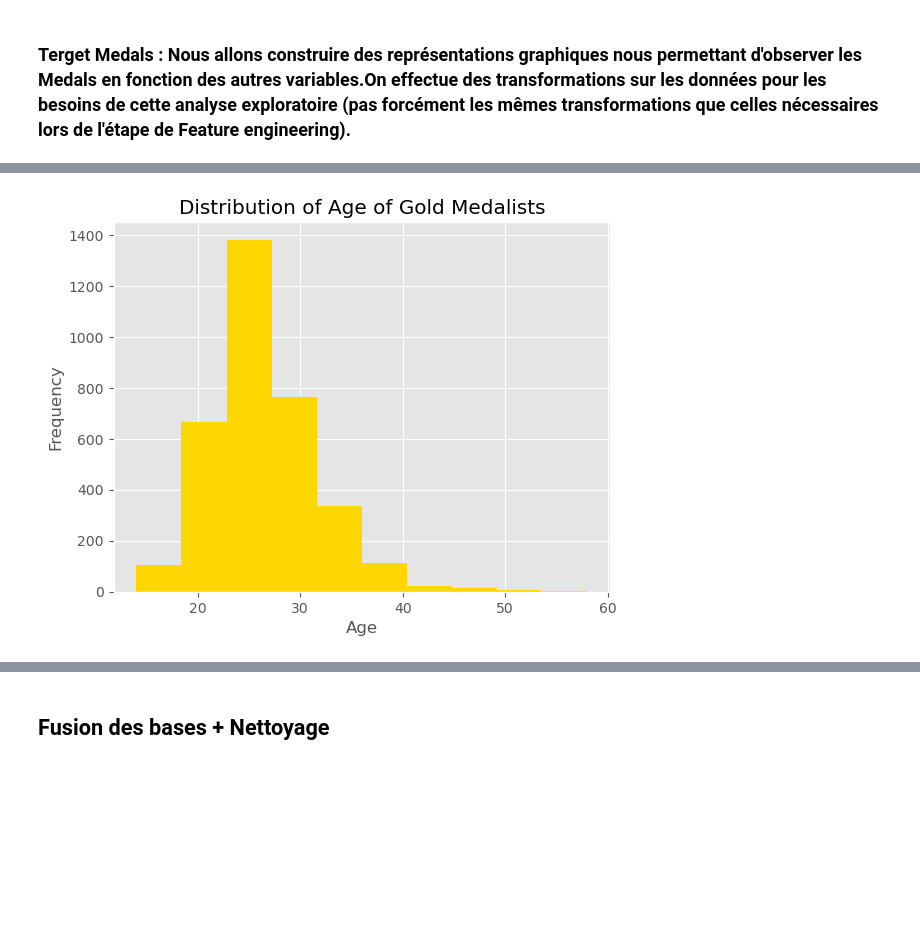
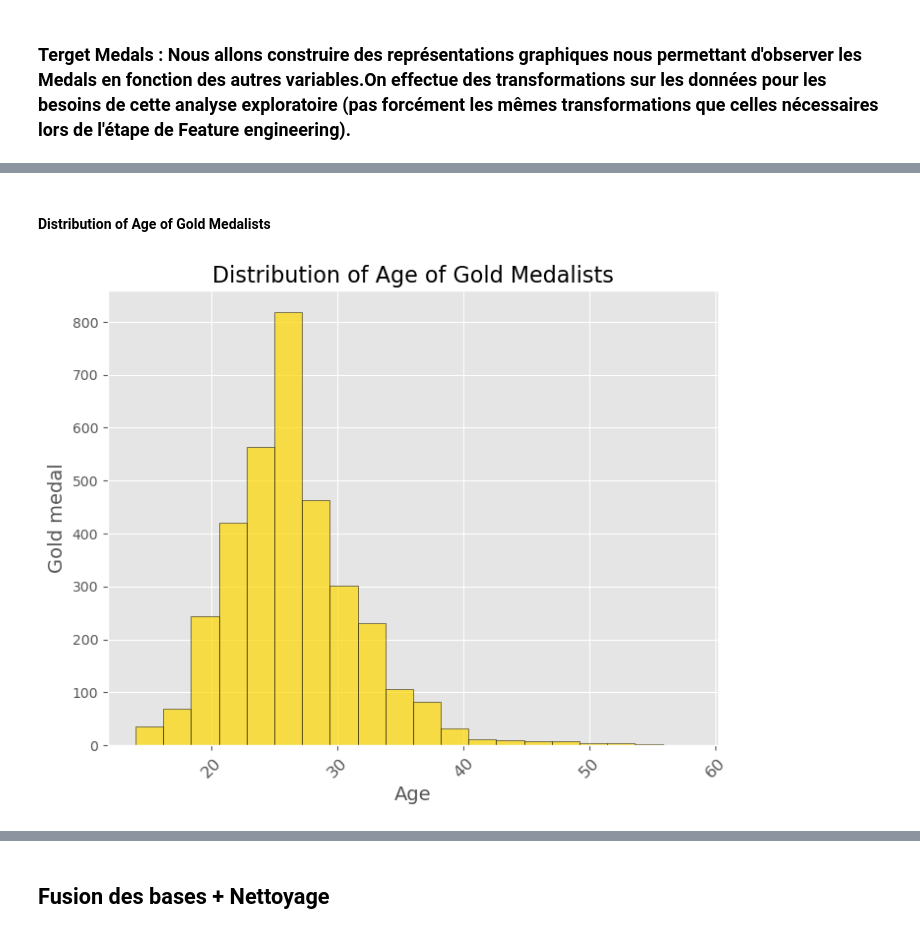
Before and after one commit to nastoo/tp-methodes-pour-analytique, a Jupyter notebook: Projet_GG.ipynb, the cells around one changed output, grey strips where cells are left out. Drawn from its saved outputs; the diff is of its cells as text; code cells hidden in the pictures; blank space fills up the shorter version.

Commit message:
Data viz + fusion csv + valeures nulles

```diff
--- a/Projet_GG.ipynb
+++ b/Projet_GG.ipynb
@@ -201,0 +203,13 @@ In [775] used 0.0 MiB RAM in 0.10s (system mean cpu 3%, single max cpu 100%), pe
+# %%
+# # RUSSIA
+# df.loc[(df['Team'] == 'Soviet Union') & (df['NOC'] == 'URS'), ['Team', 'NOC']] = ['Russia', 'RUS'] # URSS période 1952-1988
+df.loc[(df['Team'] == 'ROC') & (df['NOC'] == 'ROC'), ['Team', 'NOC']] = ['Germany', 'RUS'] # JO 2020
+
+# # GERMANY
+# df.loc[(df['Team'] == 'East Germany') & (df['NOC'] == 'GDR'), ['Team', 'NOC']] = ['Germany', 'GER']
+
+# CHINA
+df.loc[df['Team'] == "People's Republic of China", ['Team', 'NOC']] = ['China', 'CHN']
+
+# UNITED STATES
+df.loc[df['Team'] == "United States of America", ['Team', 'NOC']] = ['United States', 'USA']
@@ -202,16 +218,17 @@ In [775] used 0.0 MiB RAM in 0.10s (system mean cpu 3%, single max cpu 100%), pe
+# %% [markdown]
+#### Distribution of Age of Gold Medalists
 # %%
-# Filter the data to include only gold medal winners
 gold_medals = df[df['Medal'] == 'Gold']
 
-# Create a histogram of the age of gold medalists
-plt.hist(gold_medals['Age'], bins=10, color='gold')
+plt.figure(figsize=(8, 6))
+plt.hist(gold_medals['Age'], bins=20, color='gold', edgecolor='black', alpha=0.7)
 
-# Add labels and title to the plot
-plt.title('Distribution of Age of Gold Medalists')
-plt.xlabel('Age')
-plt.ylabel('Frequency')
+plt.title('Distribution of Age of Gold Medalists', fontsize=16)
+plt.xlabel('Age', fontsize=14)
+plt.ylabel('Gold medal', fontsize=14)
+plt.xticks(rotation=45, fontsize=12)
 
-# Show the plot
+
 plt.show()
 # %% [output]
-[figure, old version]
+[figure, new version]
```
Also changed, not shown: parts of 67 cells of this notebook, 1 other file.
